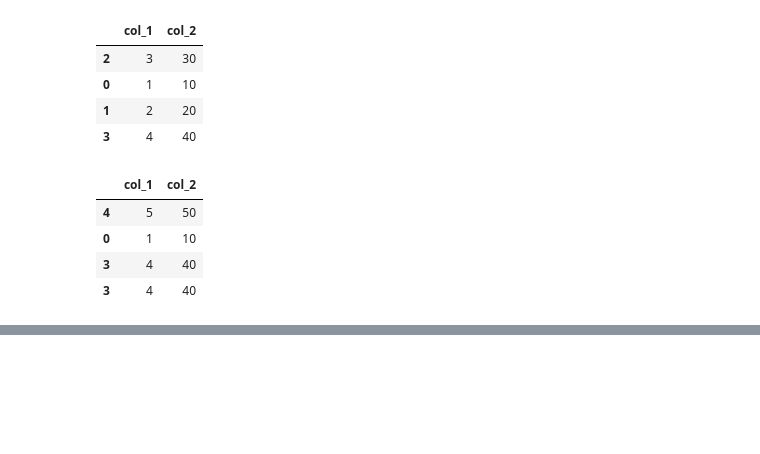
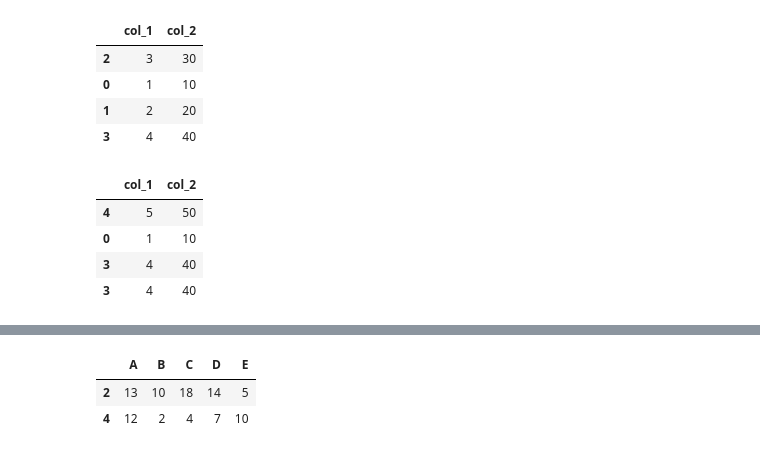
Before and after one commit to AlbertusAlanMehetabel/trik_pandas, a Jupyter notebook: Trik_Pandas_08.ipynb, the cells around one changed output, grey strips where cells are left out. Saved outputs shown, nothing was run; the diff lists cells and outputs as text; code cells hidden in the pictures; blank space fills up the shorter version.

```diff
--- a/Trik_Pandas_08.ipynb
+++ b/Trik_Pandas_08.ipynb
@@ -56,0 +110,6 @@ df.sample(n=4, replace=True, random_state=0)
+# %%
+df.query('A > @rerata') # menampilkan baris nilai yang lebih besar dari rata-rata
+# %% [output]
+|  | A | B | C | D | E |
+| 2 | 13 | 10 | 18 | 14 | 5 |
+| 4 | 12 | 2 | 4 | 7 | 10 |
```
Also changed, not shown: parts of 10 cells of this notebook.
